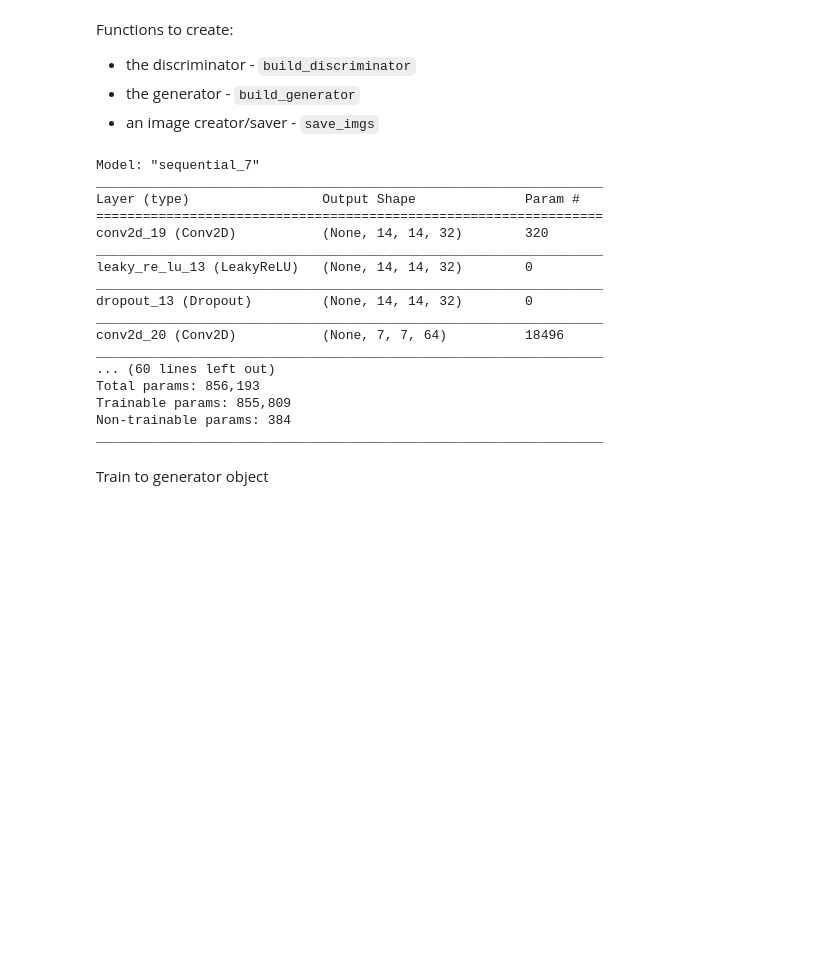
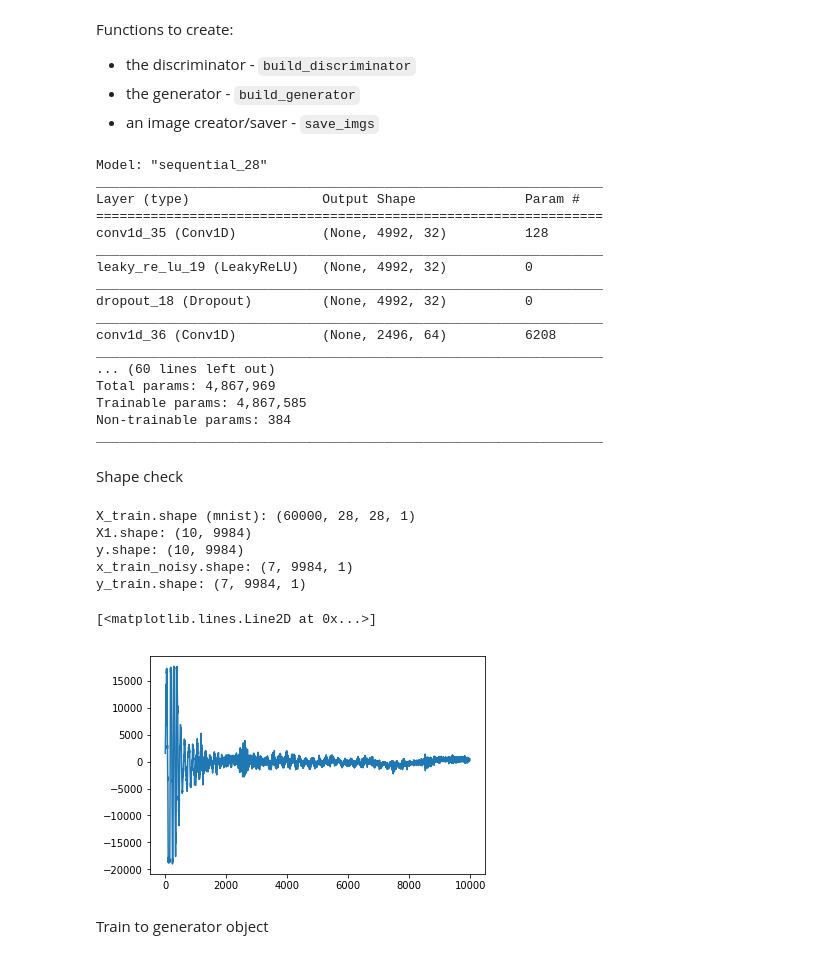
Before and after one commit to harryahlas/GAN-tests, a Jupyter notebook: DrumDenoiserGAN.ipynb, the cells around one changed output. Drawn from its saved outputs; the diff is of its cells as text; code cells hidden in the pictures; blank space fills up the shorter version.

```diff
--- a/DrumDenoiserGAN.ipynb
+++ b/DrumDenoiserGAN.ipynb
@@ -220,8 +461,15 @@ def save_imgs(epoch):
 # Input shape
 img_rows = 28
 img_cols = 28
+
+
 channels = 1
-img_shape = (img_rows, img_cols, channels)
+
+#img_shape = (img_rows, img_cols, channels)
+#### NOTE THE SWITCH HERE, ADDING 1
+audio_shape = (sample_length, channels)
+
+
 latent_dim = 100
 
 optimizer = Adam(0.0002, 0.5)
@@ -251,21 +499,21 @@ valid = discriminator(img)
 combined = Model(z, valid)
 combined.compile(loss='binary_crossentropy', optimizer=optimizer)
 # %% [output]
-Model: "sequential_7"
+Model: "sequential_28"
 _________________________________________________________________
 Layer (type)                 Output Shape              Param #
 =================================================================
-conv2d_19 (Conv2D)           (None, 14, 14, 32)        320
+conv1d_35 (Conv1D)           (None, 4992, 32)          128
 _________________________________________________________________
-leaky_re_lu_13 (LeakyReLU)   (None, 14, 14, 32)        0
+leaky_re_lu_19 (LeakyReLU)   (None, 4992, 32)          0
 _________________________________________________________________
-dropout_13 (Dropout)         (None, 14, 14, 32)        0
+dropout_18 (Dropout)         (None, 4992, 32)          0
 _________________________________________________________________
-conv2d_20 (Conv2D)           (None, 7, 7, 64)          18496
+conv1d_36 (Conv1D)           (None, 2496, 64)          6208
 _________________________________________________________________
 ... (60 lines left out)
-Total params: 856,193
-Trainable params: 855,809
+Total params: 4,867,969
+Trainable params: 4,867,585
 Non-trainable params: 384
 _________________________________________________________________
 # %%
@@ -284,6 +532,22 @@ X_train = np.expand_dims(X_train, axis=3)
 # Adversarial ground truths
 valid = np.ones((batch_size, 1))
 fake = np.zeros((batch_size, 1))
+# %% [markdown]
+Shape check
+# %%
+print("X_train.shape (mnist):", X_train.shape, "\nX1.shape:", X1.shape, "\ny.shape:", y.shape, "\nx_train_noisy.shape:", x_train_noisy.shape,
+"\ny_train.shape:", y_train.shape)
+# %% [output]
+X_train.shape (mnist): (60000, 28, 28, 1)
+X1.shape: (10, 9984)
+y.shape: (10, 9984)
+x_train_noisy.shape: (7, 9984, 1)
+y_train.shape: (7, 9984, 1)
+# %%
+plt.plot(X1[1])
+# %% [output]
+[<matplotlib.lines.Line2D at 0x...>]
+[figure, added]
 # %% [markdown]
 Train to generator object
 # %%
```
Also changed, not shown: parts of 16 cells of this notebook.
